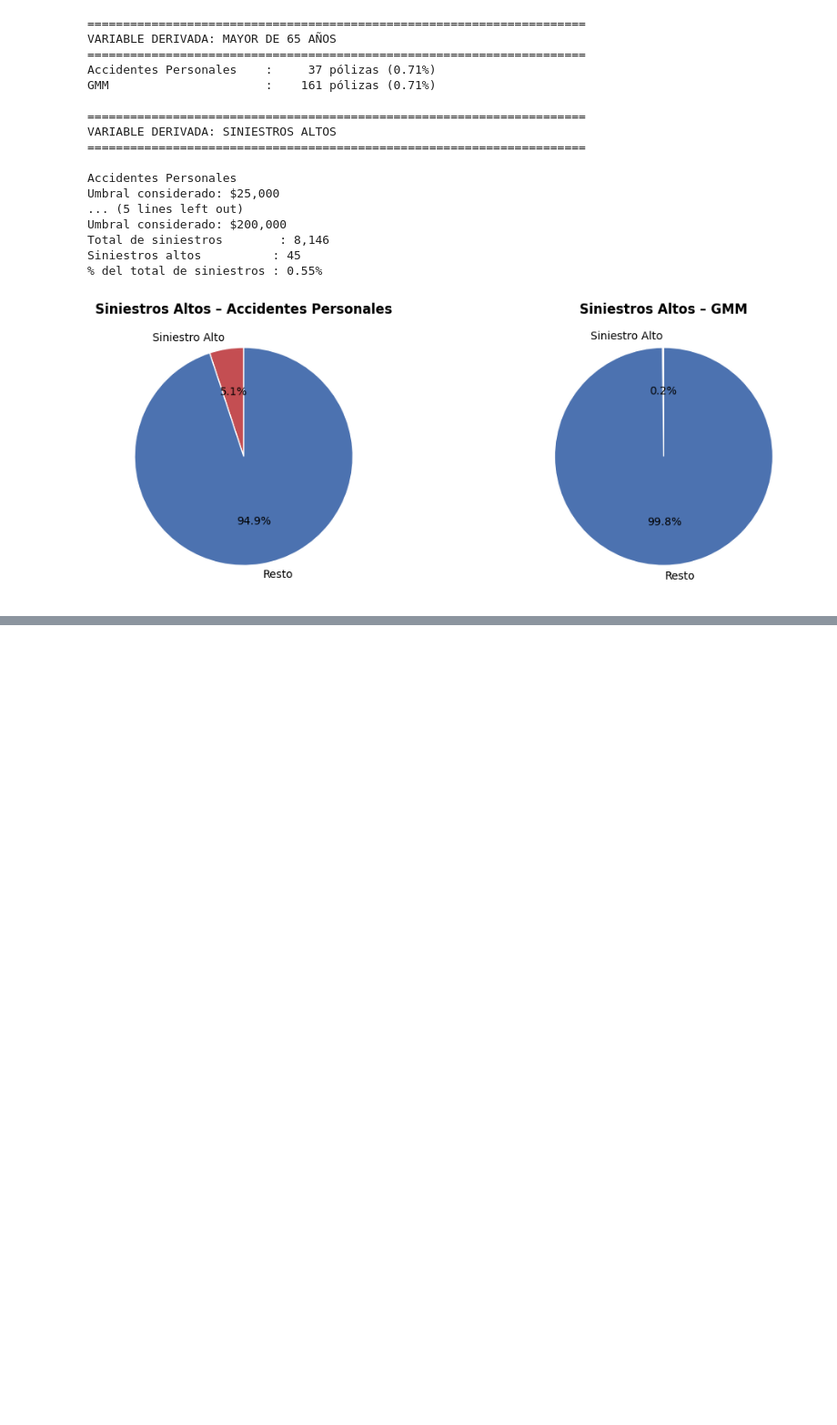
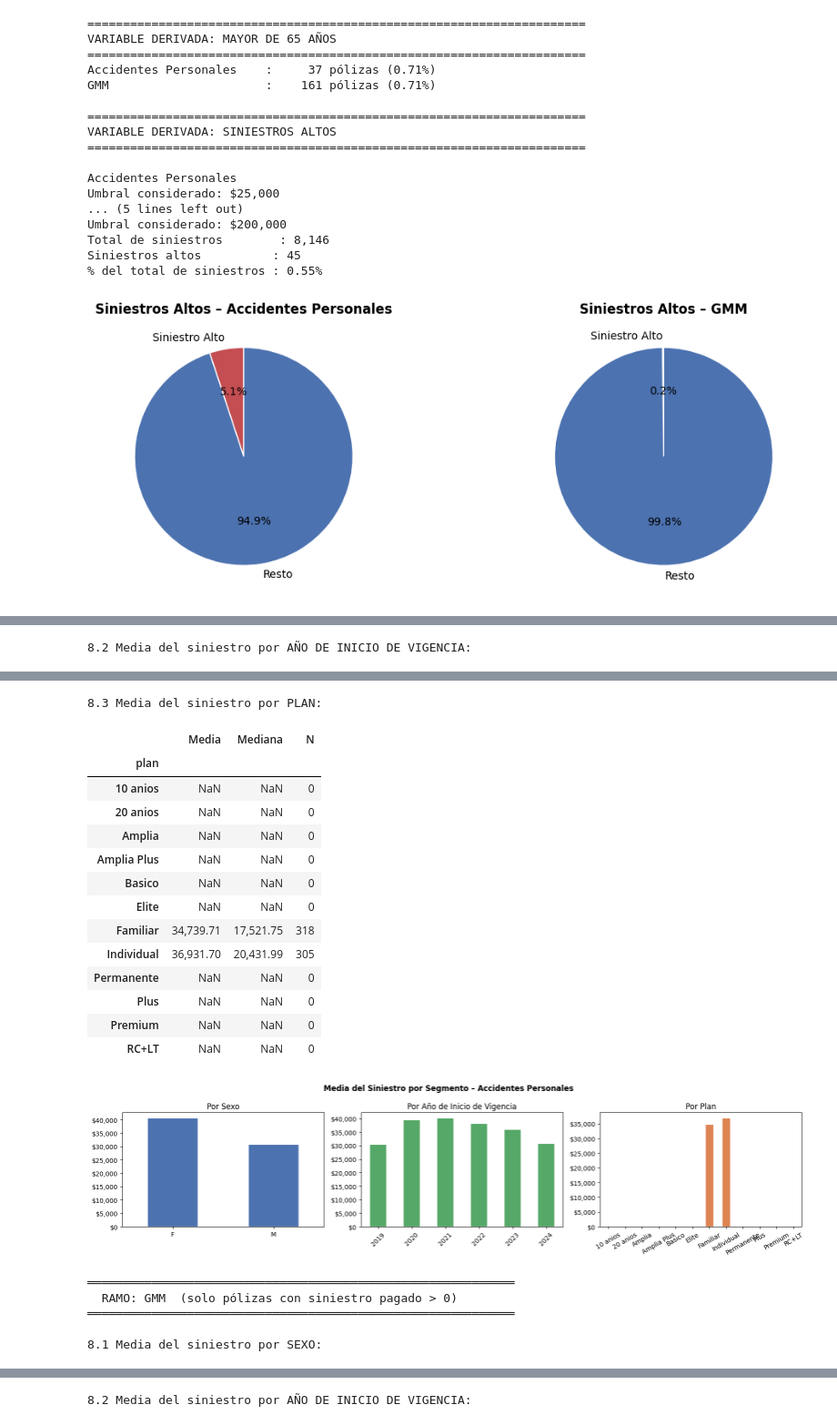
Before and after one commit to aaalaalv/diplomado-ml-seguros-Alondra-Alarcon, a Jupyter notebook: modulo 2/Tema2_M2_Alondra Alarcon.ipynb, the cells around one changed output, grey strips where cells are left out. Shown at 91% size. Cells and saved outputs as stored; diff of their text form; code cells hidden in the pictures; blank space fills up the shorter version.

```diff
--- a/modulo 2/Tema2M2_Alondra Alarcon.ipynb
+++ b/modulo 2/Tema2_M2_Alondra Alarcon.ipynb
@@ -585,3 +585,60 @@ Siniestros altos          : 45
 # PUNTO 8
 
 # Calcula la media del siniestro por sexo, año de inicio de vigencia y plan.
+
+# Solo pólizas con siniestro
+df_sin = df[df['monto_pagado'] > 0].copy()
+df_sin['anio_inicio_vigencia'] = pd.to_datetime(df_sin['fecha_inicio_vigencia']).dt.year
+
+for ramo in ['Accidentes Personales', 'GMM']:
+    d = df_sin[df_sin['ramo'] == ramo]
+    print(f'\n{"═"*60}')
+    print(f'  RAMO: {ramo}  (solo pólizas con siniestro pagado > 0)')
+    print(f'{"═"*60}')
+
+    # 8.1 Por Sexo
+    print('\n8.1 Media del siniestro por SEXO:')
+    tabla_sexo = (d.groupby('sexo')['monto_pagado']
+                   .agg(['mean','median','count'])
+                   .rename(columns={'mean':'Media','median':'Mediana','count':'N'})
+                   .round(2))
+    display(tabla_sexo)
+
+    # 8.2 Por Año de inicio de vigencia
+    print('\n8.2 Media del siniestro por AÑO DE INICIO DE VIGENCIA:')
+    tabla_anio = (d.groupby('anio_inicio_vigencia')['monto_pagado']
+                   .agg(['mean','median','count'])
+                   .rename(columns={'mean':'Media','median':'Mediana','count':'N'})
+                   .round(2))
+    display(tabla_anio)
+
+    # 8.3 Por Plan
+    print('\n8.3 Media del siniestro por PLAN:')
+    tabla_plan = (d.groupby('plan')['monto_pagado']
+                   .agg(['mean','median','count'])
+                   .rename(columns={'mean':'Media','median':'Mediana','count':'N'})
+                   .round(2))
+    display(tabla_plan)
+
+    # Gráfico
+    fig, axes = plt.subplots(1, 3, figsize=(16, 4))
+    fig.suptitle(f'Media del Siniestro por Segmento – {ramo}', fontsize=12, fontweight='bold')
+
+    tabla_sexo['Media'].plot(kind='bar', ax=axes[0], color='#4C72B0', edgecolor='white')
+    axes[0].set_title('Por Sexo'); axes[0].set_xlabel('')
+    axes[0].yaxis.set_major_formatter(mticker.FuncFormatter(lambda x, _: f'${x:,.0f}'))
+    axes[0].tick_params(axis='x', rotation=0)
+
+    tabla_anio['Media'].plot(kind='bar', ax=axes[1], color='#55A868', edgecolor='white')
+    axes[1].set_title('Por Año de Inicio de Vigencia'); axes[1].set_xlabel('')
+    axes[1].yaxis.set_major_formatter(mticker.FuncFormatter(lambda x, _: f'${x:,.0f}'))
+    axes[1].tick_params(axis='x', rotation=45)
+
+    tabla_plan['Media'].plot(kind='bar', ax=axes[2], color='#DD8452', edgecolor='white')
+    axes[2].set_title('Por Plan'); axes[2].set_xlabel('')
+    axes[2].yaxis.set_major_formatter(mticker.FuncFormatter(lambda x, _: f'${x:,.0f}'))
+    axes[2].tick_params(axis='x', rotation=30)
+
+    plt.tight_layout()
+    plt.show()
+# %% [output]
@@ -587,0 +654 @@ Siniestros altos          : 45
+8.2 Media del siniestro por AÑO DE INICIO DE VIGENCIA:
@@ -587,0 +663,21 @@ Siniestros altos          : 45
+8.3 Media del siniestro por PLAN:
+|  | Media | Mediana | N |
+| plan |  |  |  |
+| 10 anios | NaN | NaN | 0 |
+| 20 anios | NaN | NaN | 0 |
+| Amplia | NaN | NaN | 0 |
+| Amplia Plus | NaN | NaN | 0 |
+| Basico | NaN | NaN | 0 |
+| Elite | NaN | NaN | 0 |
+| Familiar | 34,739.71 | 17,521.75 | 318 |
+| Individual | 36,931.70 | 20,431.99 | 305 |
+| Permanente | NaN | NaN | 0 |
+| Plus | NaN | NaN | 0 |
+| Premium | NaN | NaN | 0 |
+| RC+LT | NaN | NaN | 0 |
+[figure, added]
+════════════════════════════════════════════════════════════
+  RAMO: GMM  (solo pólizas con siniestro pagado > 0)
+════════════════════════════════════════════════════════════
+
+8.1 Media del siniestro por SEXO:
@@ -587,0 +688 @@ Siniestros altos          : 45
+8.2 Media del siniestro por AÑO DE INICIO DE VIGENCIA:
```
Also changed, not shown: parts of 1 cell of this notebook.
